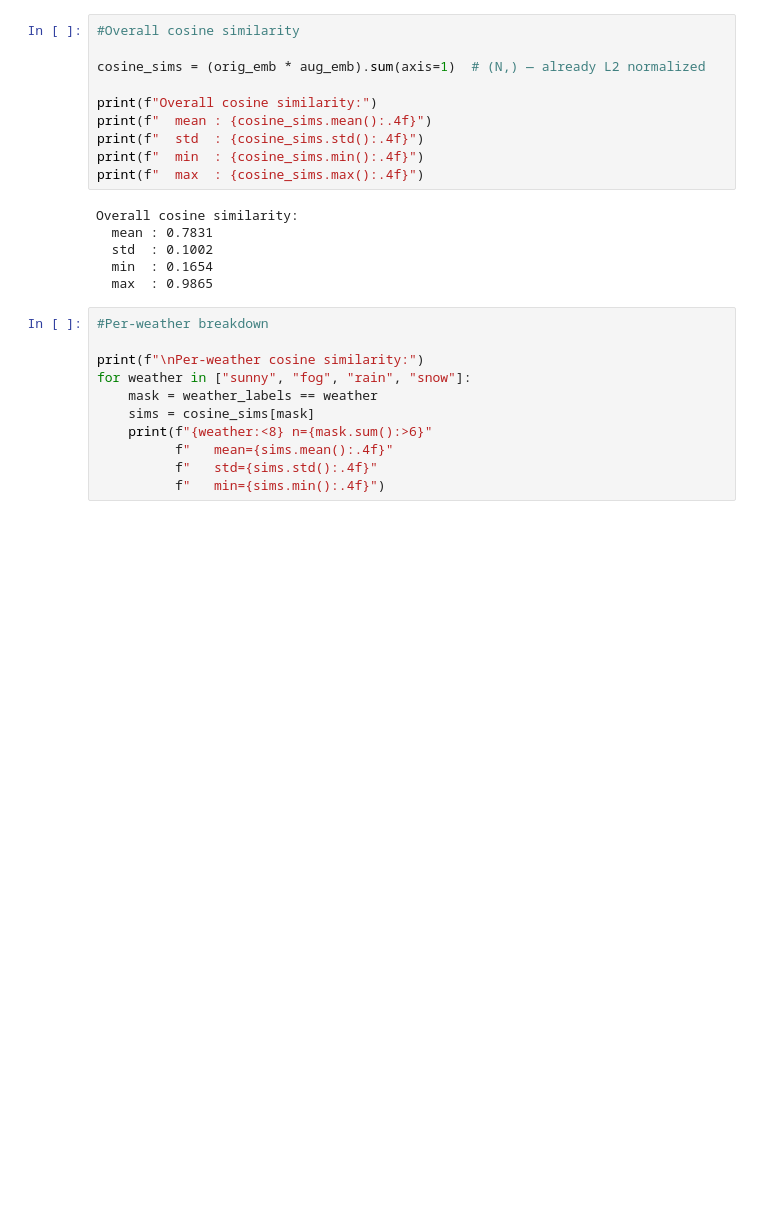
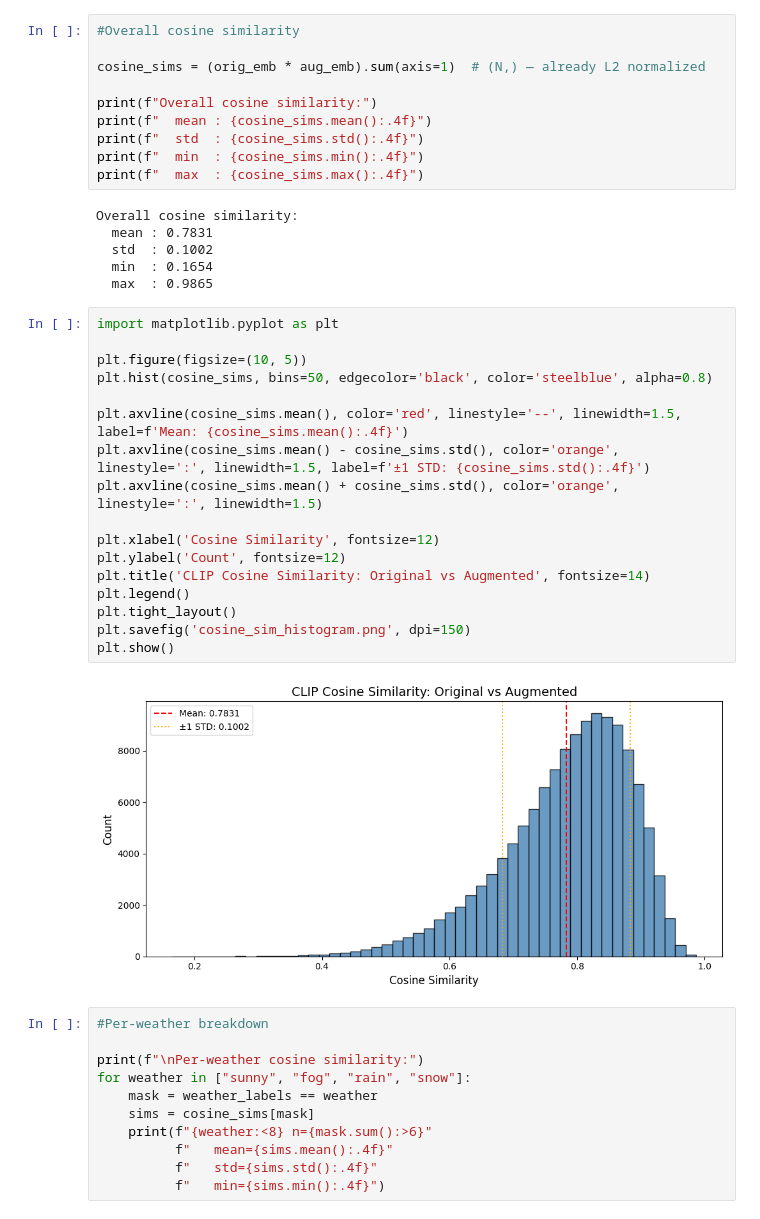
Before and after one commit to scaleoutsystems/MoE-FL, a Jupyter notebook: weather_augmentations/embedding_analysis.ipynb, the cells around one changed output. Saved outputs shown, nothing was run; the diff lists cells and outputs as text; blank space fills up the shorter version.

```diff
--- a/weather_augmentations/embedding_analysis.ipynb
+++ b/weather_augmentations/embedding_analysis.ipynb
@@ -32,6 +32,25 @@ Overall cosine similarity:
   std  : 0.1002
   min  : 0.1654
   max  : 0.9865
+# %%
+import matplotlib.pyplot as plt
+
+plt.figure(figsize=(10, 5))
+plt.hist(cosine_sims, bins=50, edgecolor='black', color='steelblue', alpha=0.8)
+
+plt.axvline(cosine_sims.mean(), color='red', linestyle='--', linewidth=1.5, label=f'Mean: {cosine_sims.mean():.4f}')
+plt.axvline(cosine_sims.mean() - cosine_sims.std(), color='orange', linestyle=':', linewidth=1.5, label=f'±1 STD: {cosine_sims.std():.4f}')
+plt.axvline(cosine_sims.mean() + cosine_sims.std(), color='orange', linestyle=':', linewidth=1.5)
+
+plt.xlabel('Cosine Similarity', fontsize=12)
+plt.ylabel('Count', fontsize=12)
+plt.title('CLIP Cosine Similarity: Original vs Augmented', fontsize=14)
+plt.legend()
+plt.tight_layout()
+plt.savefig('cosine_sim_histogram.png', dpi=150)
+plt.show()
+# %% [output]
+[figure, added]
 # %%
 #Per-weather breakdown
 
```
Also changed, not shown: parts of 1 cell of this notebook, 28 other files.
